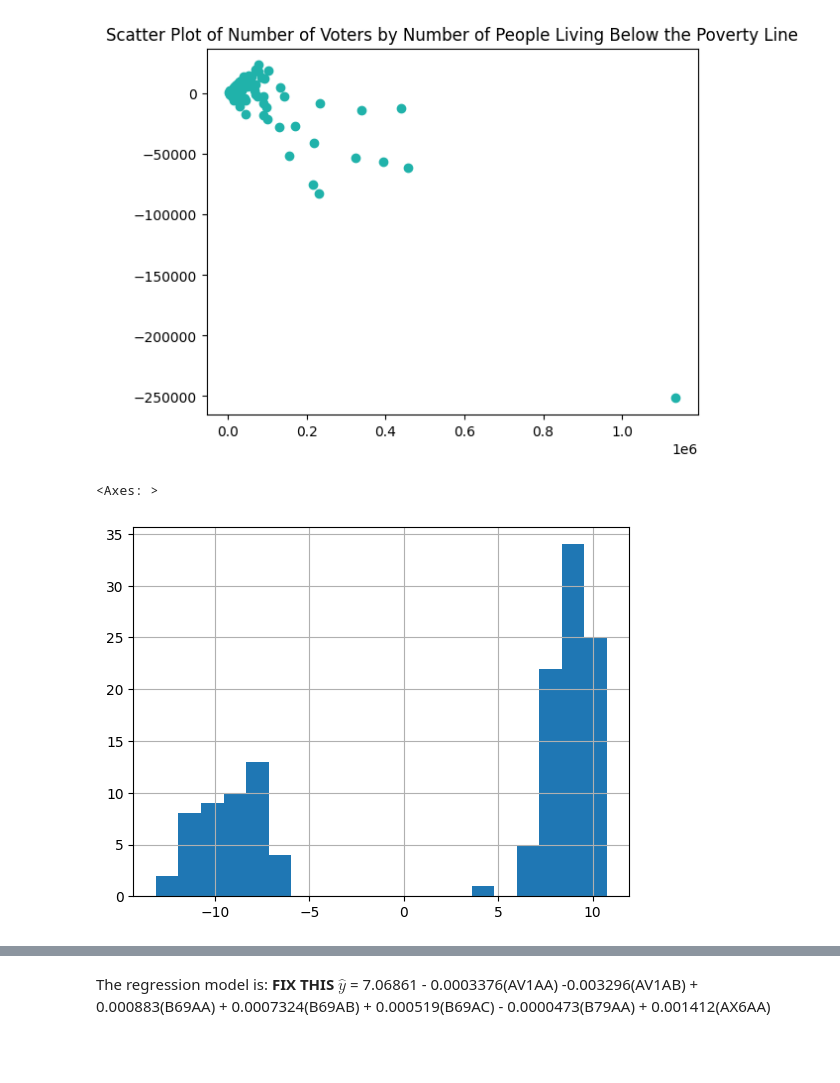
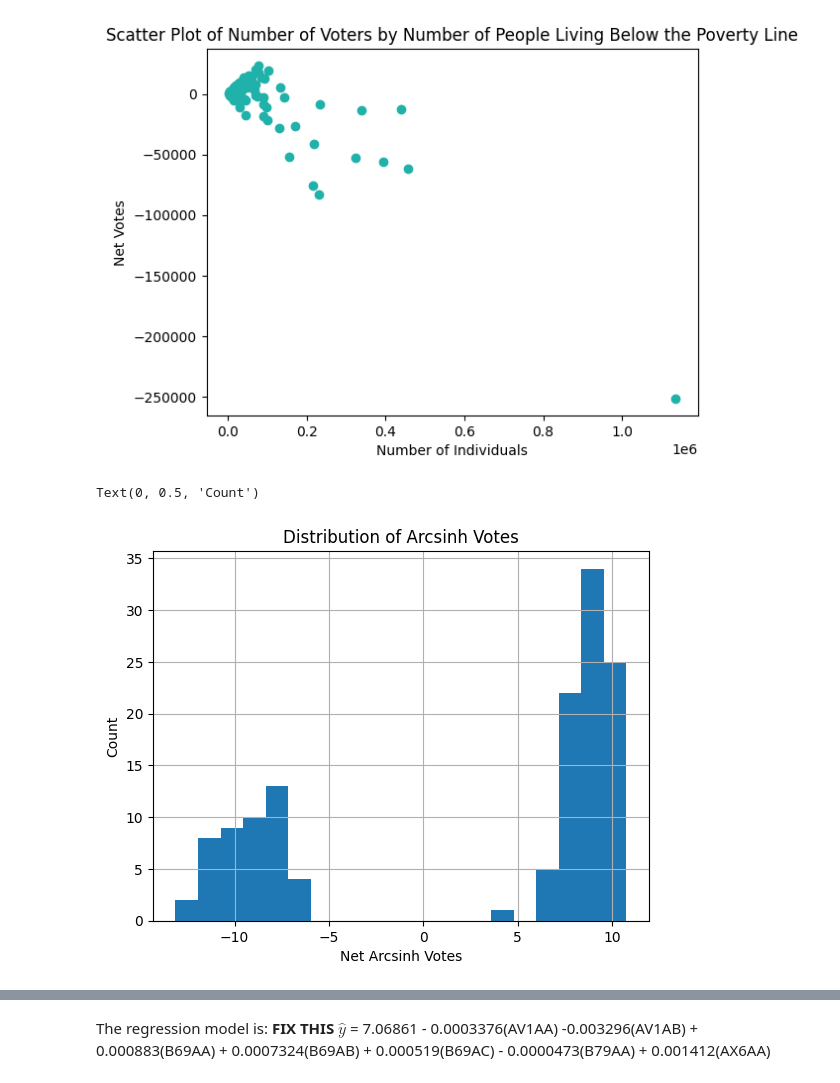
Before and after one commit to ashritakodali/project_voting, a Jupyter notebook: FINAL_project.ipynb, the cells around one changed output, grey strips where cells are left out. Cells and saved outputs as stored; diff of their text form; code cells hidden in the pictures; blank space fills up the shorter version.

```diff
--- a/FINAL_project.ipynb
+++ b/FINAL_project.ipynb
@@ -123,21 +129,27 @@ Y = df["total_votes"]
 X1 = df["AX6AA"]
 plt.scatter(X1, Y, color= 'lightseagreen')
 plt.title("Scatter Plot of Number of Voters by Number of People Living Below the Poverty Line")
+plt.xlabel("Number of Individuals")
+plt.ylabel("Net Votes")
 plt.show()
 
 # multiply numbers by 10^6 for the x-axis (that is the number of people)
 # %% [output]
-[figure, old version]
+[figure, new version]
 # %%
 # linear regression model: eda
 
 df['votes'].hist(bins=20)
+plt.title("Distribution of Arcsinh Votes")
+plt.xlabel("Net Arcsinh Votes")
+plt.ylabel("Count")
+
 
 # it appears that the inverse sine transformation helped wiht the outliers initially
 # because now everything is centered near positive or negative numbers
 # %% [output]
-<Axes: >
+Text(0, 0.5, 'Count')
-[figure, old version]
+[figure, new version]
 # %%
 # linear regression model: eda
 
```
Also changed, not shown: parts of 14 cells of this notebook.
